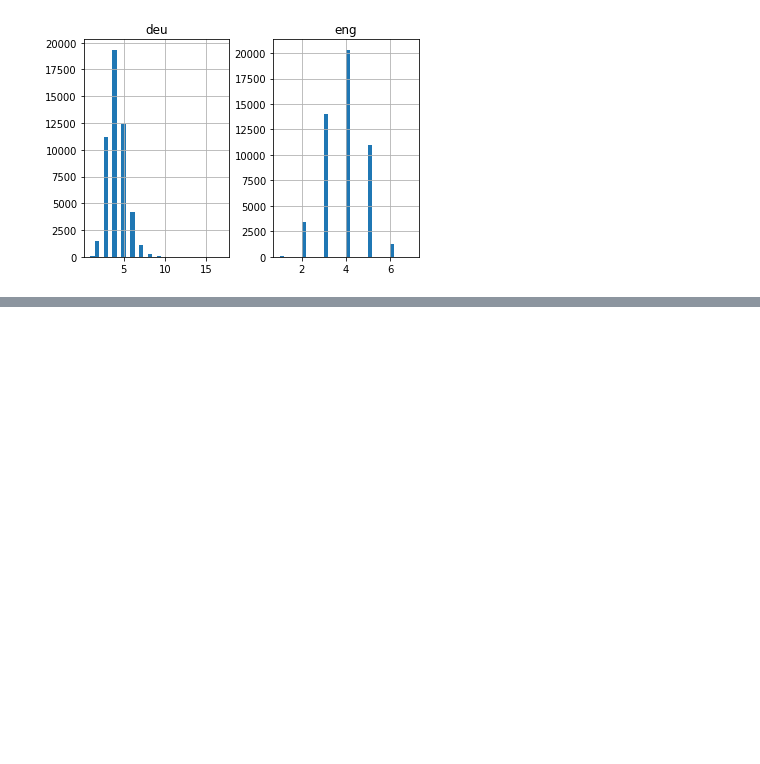
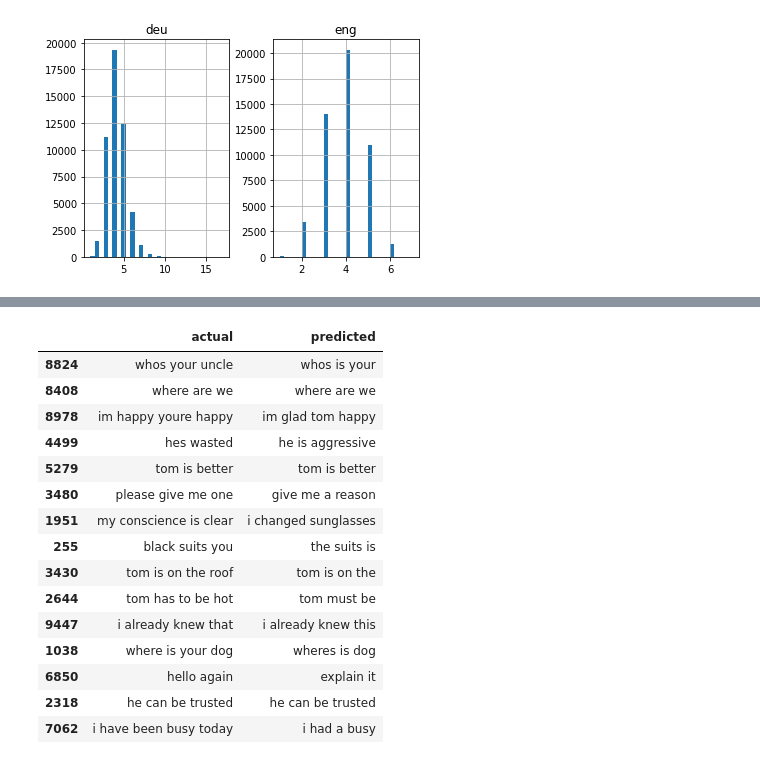
Before and after one commit to HassanSherwani/Machine_Translation, a Jupyter notebook: Basic.ipynb, the cells around one changed output, grey strips where cells are left out. Saved outputs shown, nothing was run; the diff lists cells and outputs as text; code cells hidden in the pictures; blank space fills up the shorter version.

```diff
--- a/Basic.ipynb
+++ b/Basic.ipynb
@@ -95,0 +290,20 @@ plt.show()
+# %%
+# print 15 rows randomly
+pred_df.sample(15)
+# %% [output]
+|  | actual | predicted |
+| 8824 | whos your uncle | whos is your |
+| 8408 | where are we | where are we |
+| 8978 | im happy youre happy | im glad tom happy |
+| 4499 | hes wasted | he is aggressive |
+| 5279 | tom is better | tom is better |
+| 3480 | please give me one | give me a reason |
+| 1951 | my conscience is clear | i changed sunglasses |
+| 255 | black suits you | the suits is |
+| 3430 | tom is on the roof | tom is on the |
+| 2644 | tom has to be hot | tom must be |
+| 9447 | i already knew that | i already knew this |
+| 1038 | where is your dog | wheres is dog |
+| 6850 | hello again | explain it |
+| 2318 | he can be trusted | he can be trusted |
+| 7062 | i have been busy today | i had a busy |
```
Also changed, not shown: parts of 31 cells of this notebook.
